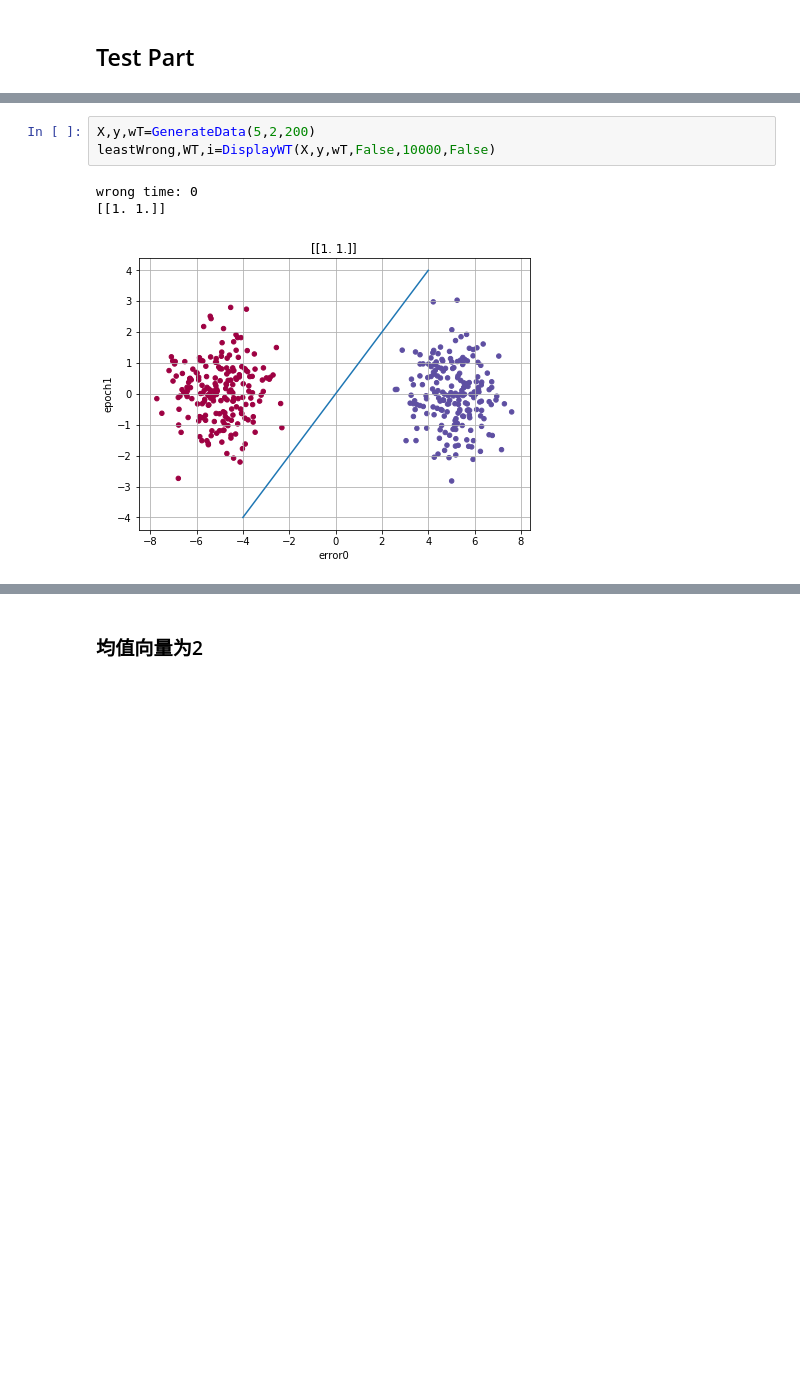
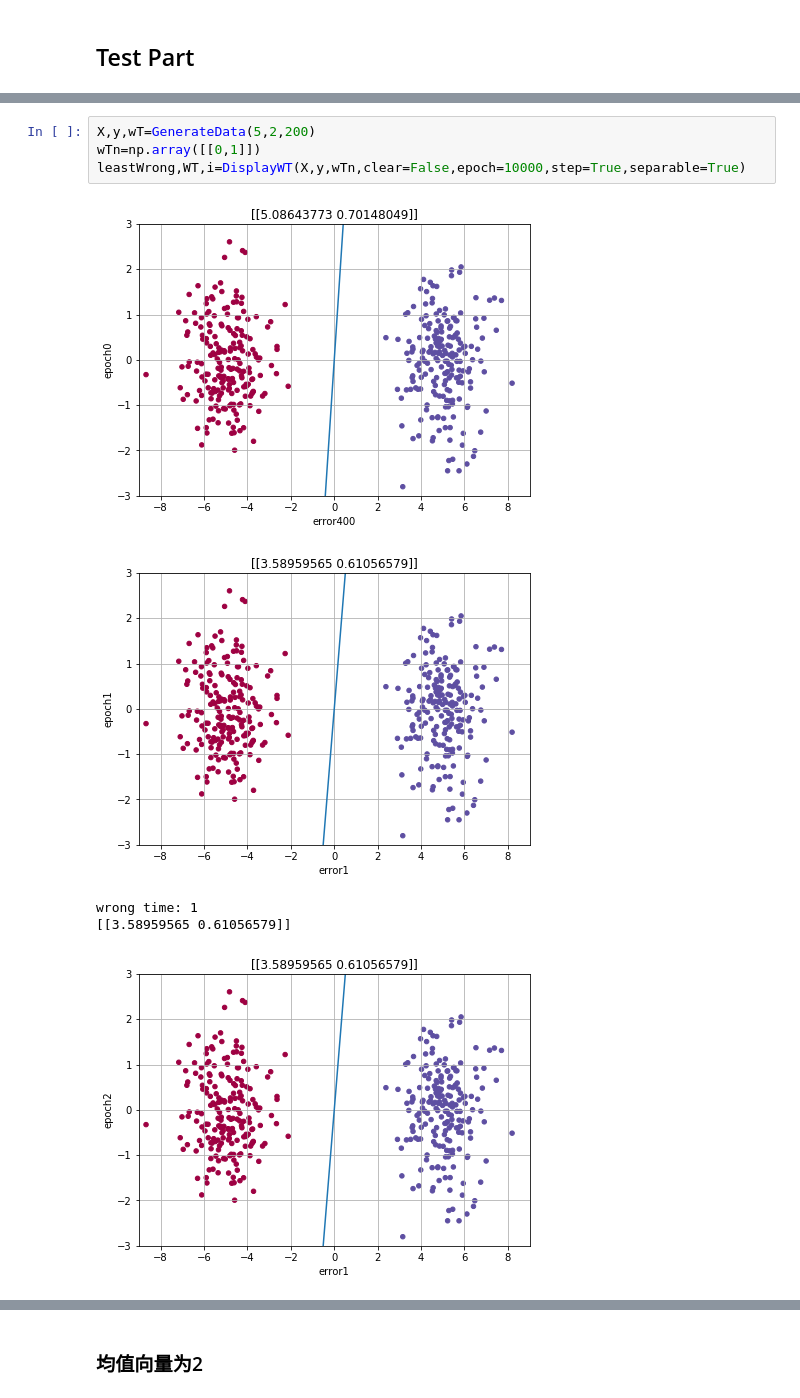
Before and after one commit to easilylazy/pattern-recognition, a Jupyter notebook: perceptron/display.ipynb, the cells around one changed output, grey strips where cells are left out. Drawn from its saved outputs; the diff is of its cells as text; blank space fills up the shorter version.

```diff
--- a/perceptron/display.ipynb
+++ b/perceptron/display.ipynb
@@ -131,7 +135,10 @@ def DisplayWT(X,y,wT,clear,epoch=5,step=False,separable=True):
 # %%
 X,y,wT=GenerateData(5,2,200)
-leastWrong,WT,i=DisplayWT(X,y,wT,False,10000,False)
+wTn=np.array([[0,1]])
+leastWrong,WT,i=DisplayWT(X,y,wTn,clear=False,epoch=10000,step=True,separable=True)
 # %% [output]
+[figure, new version]
+[figure, added]
-wrong time: 0
-[[1. 1.]]
+wrong time: 1
+[[3.58959565 0.61056579]]
-[figure, old version]
+[figure, added]
```
Also changed, not shown: parts of 11 cells of this notebook.
